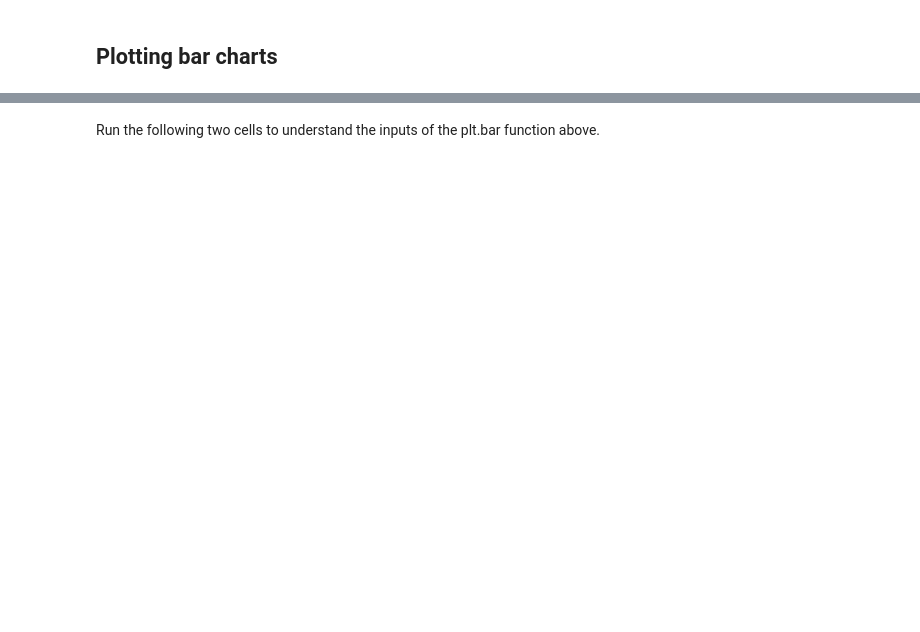
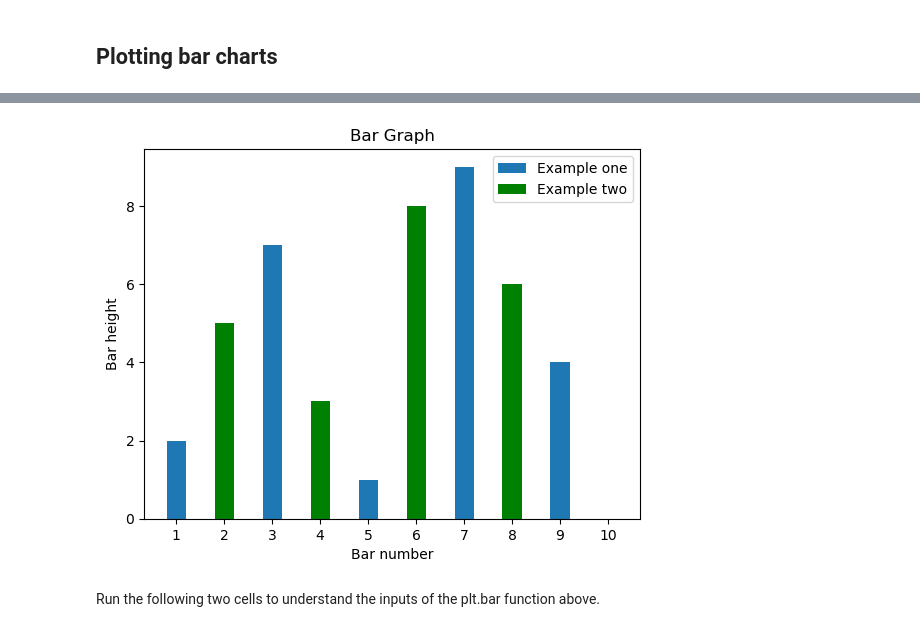
Before and after one commit to patricbarca/IOD17Feb25, a Jupyter notebook: IOD_Lab-1.1.1.ipynb, the cells around one changed output, grey strips where cells are left out. Cells and saved outputs as stored; diff of their text form; code cells hidden in the pictures; blank space fills up the shorter version.

```diff
--- a/IOD_Lab-1.1.1.ipynb
+++ b/IOD_Lab-1.1.1.ipynb
@@ -131,3 +210,29 @@ plt.show()
+# %%
+# Create two lists of 5 arbitrary numbers
+array1 = [2, 7, 1, 9, 4]
+array2 = [5, 3, 8, 6, 0]
+
+# Plot two bar charts using plt.bar and the lists you've created above
+# Label them "Example one" and "example two"
+
+x_values = np.arange(1,11,2)
+x_values2 = np.arange(2,11,2)
+
+plt.bar(x_values, array1, label="Example one", width=0.4)
+plt.bar(x_values2, array2, label="Example two", color='g', width=0.4)
+
+plt.legend()
+# Label x axis "Bar number"
+plt.xlabel('Bar number')
+plt.xticks(np.arange(1, 11, 1))
+# Label y axis "Bar height"
+plt.ylabel('Bar height')
+# Set title "Bar Graph"
+plt.title("Bar Graph")
+# Show the chart
+plt.show()
+# %% [output]
+[figure, added]
 # %% [markdown]
 Run the following two cells to understand the inputs of the plt.bar function above.
 # %%
```
Also changed, not shown: parts of 26 cells of this notebook.
